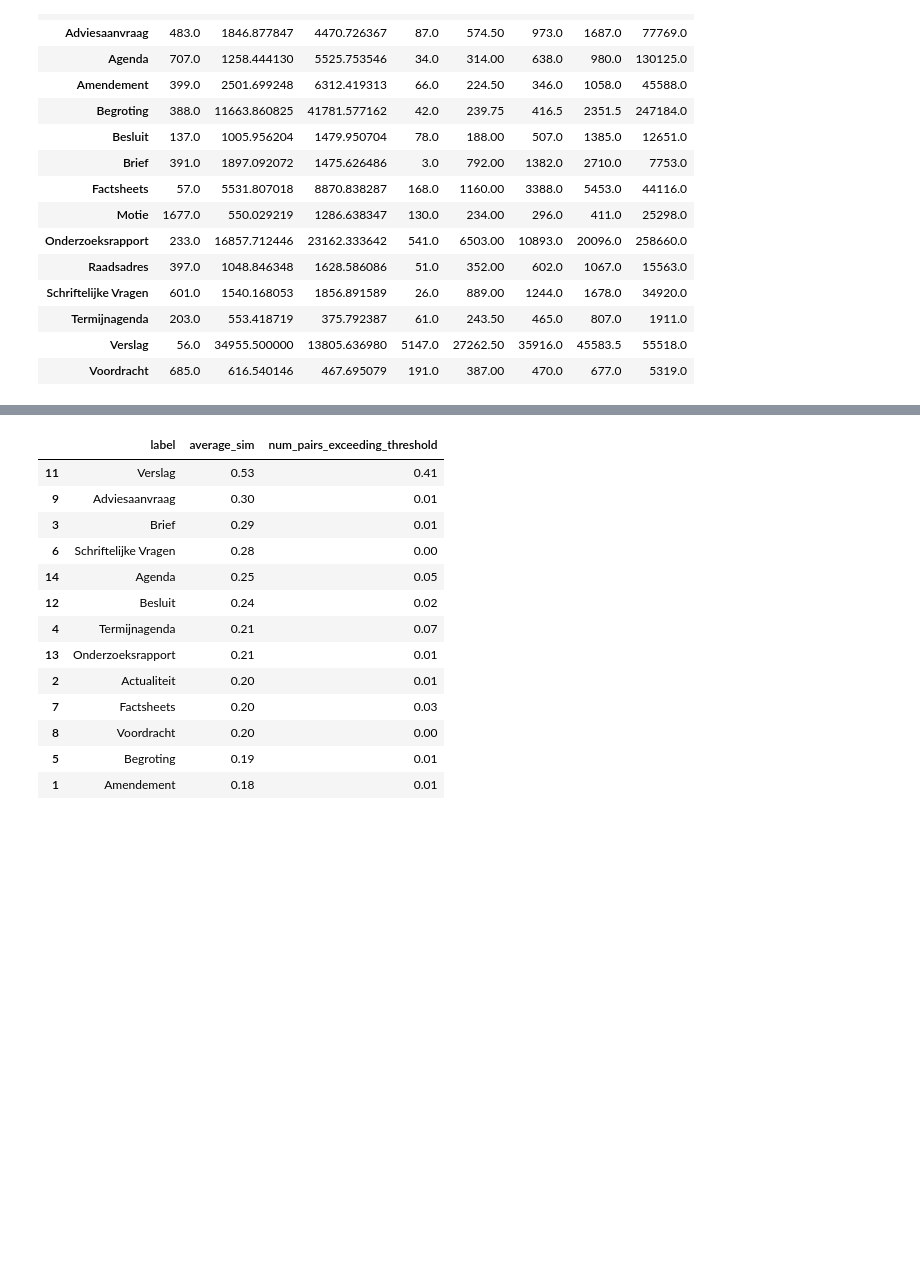
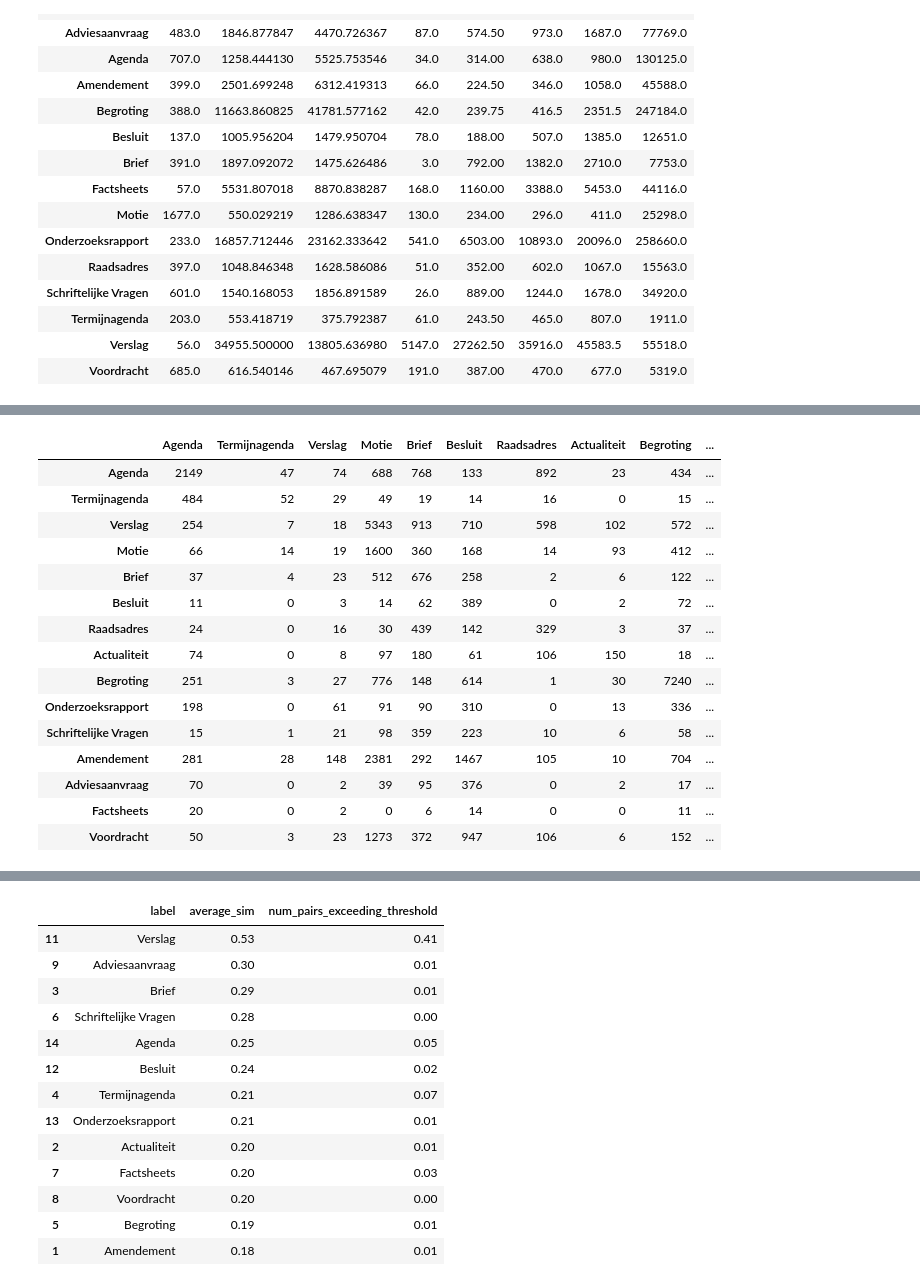
Before and after one commit to Amsterdam-Internships/document-classification-using-large-language-models, a Jupyter notebook: notebooks/EDA.ipynb, the cells around one changed output, grey strips where cells are left out. Cells and saved outputs as stored; diff of their text form; code cells hidden in the pictures; blank space fills up the shorter version.

```diff
--- a/notebooks/EDA.ipynb
+++ b/notebooks/EDA.ipynb
@@ -237,0 +279,13 @@ Verslag is the class with the highest similarity between the documents. Which is
+# %%
+unique_words_dict = {}
+for class_name in top_50_words.keys():
+    top_words = top_50_words[class_name]
+
+    all_other_words = []
+    for other_name in top_50_words.keys():
+        if class_name != other_name:
+            all_other_words.extend(top_50_words[other_name])
+    all_other_words = set(all_other_words)
+
+    unique_words = [word for word in top_words if word not in all_other_words]
+    print(f'{class_name}: ---- {unique_words}')
@@ -237,0 +308,57 @@ Verslag is the class with the highest similarity between the documents. Which is
+# %%
+
+# get dict with all tokens (including duplicates) for each class
+tokens_class = dict()
+for class_name in set(df['label']):
+    all_tokens = list(df.loc[df['label']==class_name]['cleaned_tokens'].values)
+    all_tokens = [token for sublist in all_tokens for token in sublist]
+    tokens_class[class_name] = all_tokens
+
+# For each class count how many times the class names are in the tokens
+df_col = list(tokens_class.keys())
+df_col.append("Total Doc in Class")
+class_count_df = pd.DataFrame(columns=df_col)
+
+for class_name in tokens_class.keys():
+    tokens = tokens_class[class_name]
+    counts = {label: tokens.count(label.lower()) for label in tokens_class.keys()}
+    counts['Total Doc in Class'] = len(df.loc[df['label']==class_name])
+    class_count_df.loc[len(class_count_df)] = counts
+
+class_count_df.set_index(pd.Index(list(tokens_class.keys())), inplace=True)
+
+
+# high the df to make result more interpretable
+def highlight_max_and_second_highest_except_total(s):
+    max_val = s[:-1].max()
+    second_max_val = s[:-1].nlargest(2).iloc[-1]  # Get the second largest value
+    is_max = s[:-1] == max_val
+    is_max['Total Doc in Class'] = False
+    is_second_max = s[:-1] == second_max_val
+    is_second_max['Total Doc in Class'] = False
+
+    styles = ['background-color: green' if v else '' for v in is_max]
+    styles_second = ['background-color: orange' if v else '' for v in is_second_max]
+    combined_styles = [f'{styles[i]}; {styles_second[i]}' for i in range(len(styles))]
+    return combined_styles
+
+styled_df = class_count_df.style.apply(highlight_max_and_second_highest_except_total, axis=1)
+
+display(styled_df)
+# %% [output]
+|  | Agenda | Termijnagenda | Verslag | Motie | Brief | Besluit | Raadsadres | Actualiteit | Begroting | ... |
+| Agenda | 2149 | 47 | 74 | 688 | 768 | 133 | 892 | 23 | 434 | ... |
+| Termijnagenda | 484 | 52 | 29 | 49 | 19 | 14 | 16 | 0 | 15 | ... |
+| Verslag | 254 | 7 | 18 | 5343 | 913 | 710 | 598 | 102 | 572 | ... |
+| Motie | 66 | 14 | 19 | 1600 | 360 | 168 | 14 | 93 | 412 | ... |
+| Brief | 37 | 4 | 23 | 512 | 676 | 258 | 2 | 6 | 122 | ... |
+| Besluit | 11 | 0 | 3 | 14 | 62 | 389 | 0 | 2 | 72 | ... |
+| Raadsadres | 24 | 0 | 16 | 30 | 439 | 142 | 329 | 3 | 37 | ... |
+| Actualiteit | 74 | 0 | 8 | 97 | 180 | 61 | 106 | 150 | 18 | ... |
+| Begroting | 251 | 3 | 27 | 776 | 148 | 614 | 1 | 30 | 7240 | ... |
+| Onderzoeksrapport | 198 | 0 | 61 | 91 | 90 | 310 | 0 | 13 | 336 | ... |
+| Schriftelijke Vragen | 15 | 1 | 21 | 98 | 359 | 223 | 10 | 6 | 58 | ... |
+| Amendement | 281 | 28 | 148 | 2381 | 292 | 1467 | 105 | 10 | 704 | ... |
+| Adviesaanvraag | 70 | 0 | 2 | 39 | 95 | 376 | 0 | 2 | 17 | ... |
+| Factsheets | 20 | 0 | 2 | 0 | 6 | 14 | 0 | 0 | 11 | ... |
+| Voordracht | 50 | 3 | 23 | 1273 | 372 | 947 | 106 | 6 | 152 | ... |
```
Also changed, not shown: parts of 25 cells of this notebook, 1 other file.
